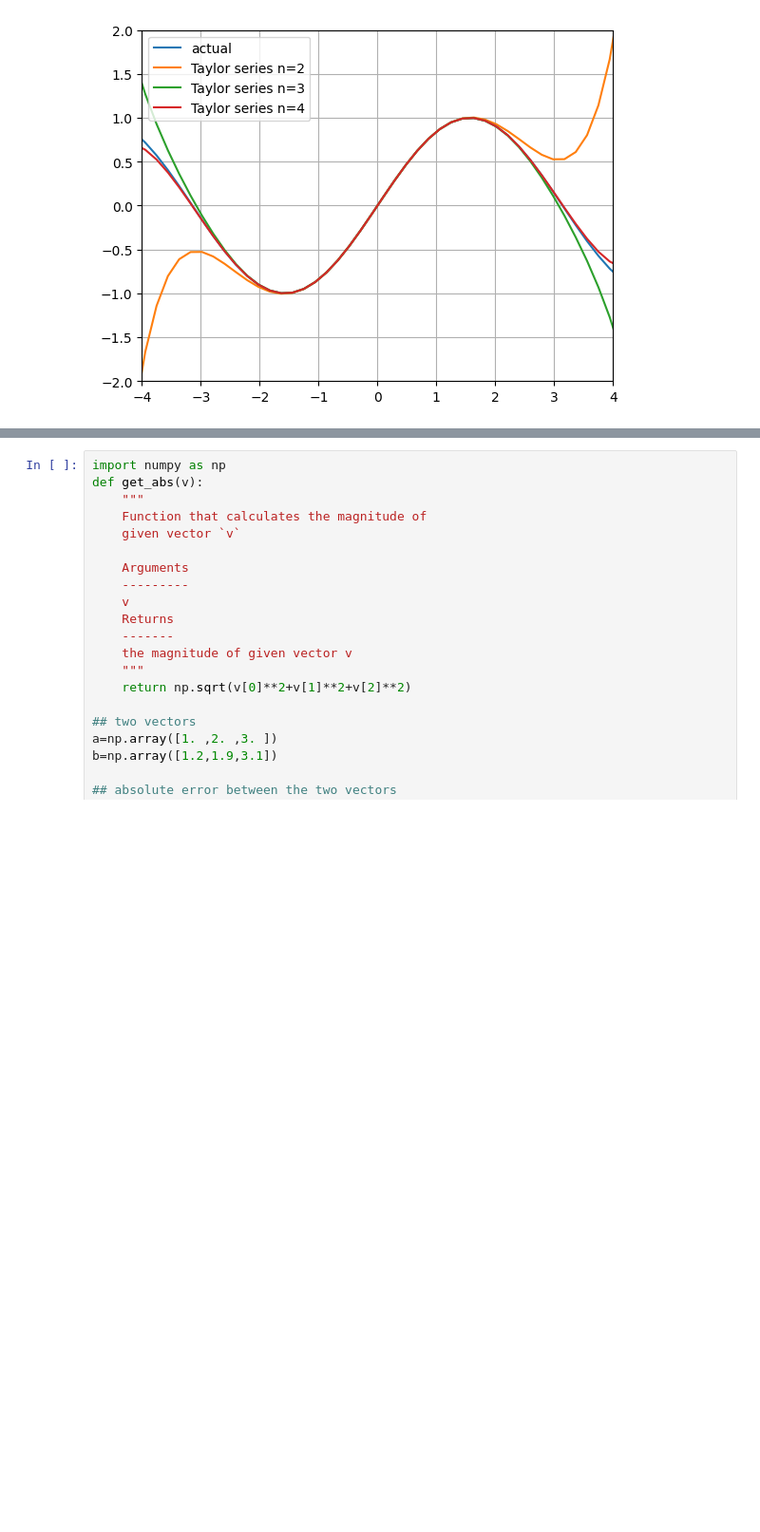
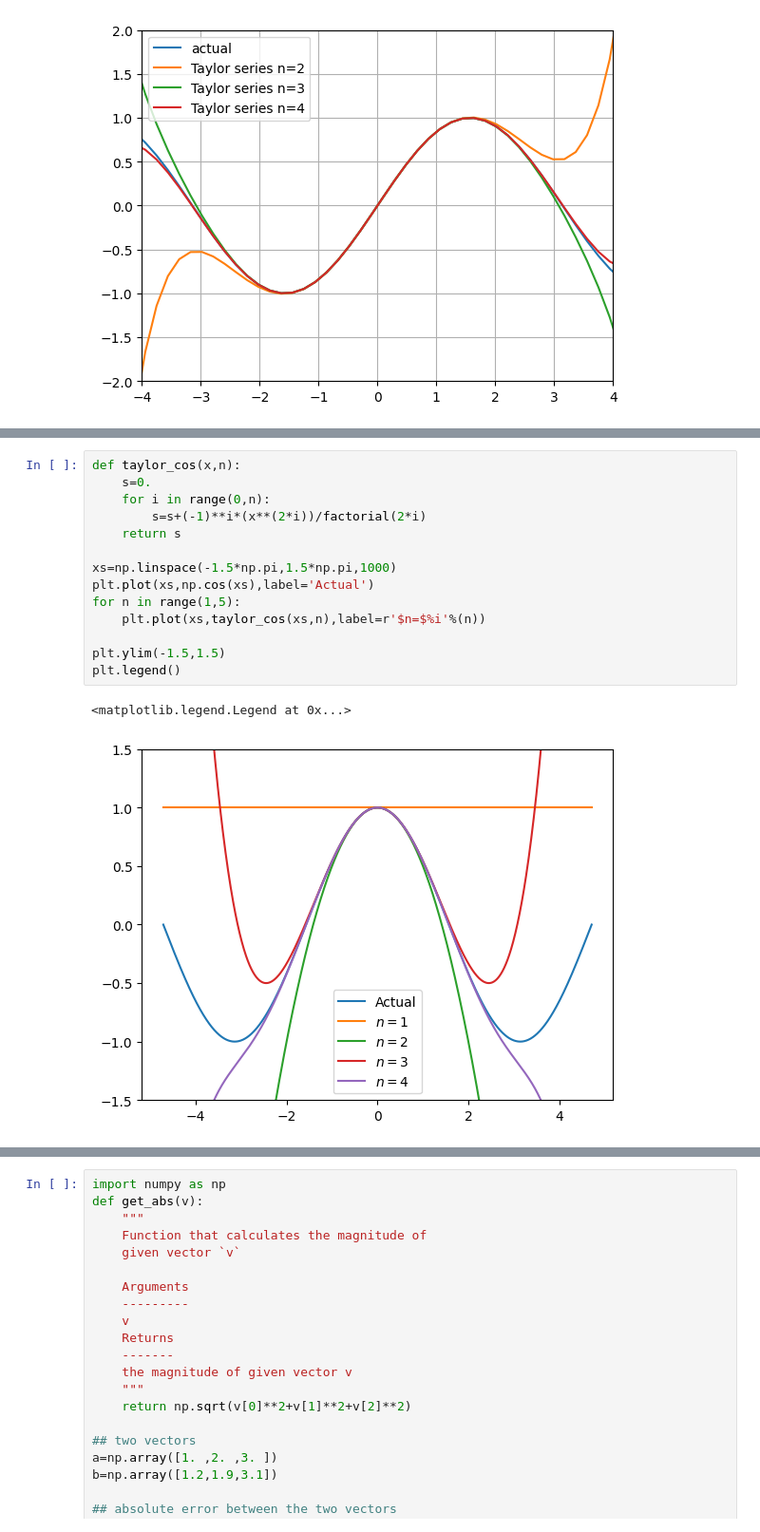
Before and after one commit to youngung/lectures, a Jupyter notebook: 2_1_numerical_analysis/JupyterNotebooks/02_week.ipynb, the cells around one changed output, grey strips where cells are left out. Shown at 95% size. Cells and saved outputs as stored; diff of their text form; blank space fills up the shorter version.

```diff
--- a/2_1_numerical_analysis/JupyterNotebooks/02_week.ipynb
+++ b/2_1_numerical_analysis/JupyterNotebooks/02_week.ipynb
@@ -97,0 +123,17 @@ len(cnt)
+# %%
+def taylor_cos(x,n):
+    s=0.
+    for i in range(0,n):
+        s=s+(-1)**i*(x**(2*i))/factorial(2*i)
+    return s
+
+xs=np.linspace(-1.5*np.pi,1.5*np.pi,1000)
+plt.plot(xs,np.cos(xs),label='Actual')
+for n in range(1,5):
+    plt.plot(xs,taylor_cos(xs,n),label=r'$n=$%i'%(n))
+
+plt.ylim(-1.5,1.5)
+plt.legend()
+# %% [output]
+<matplotlib.legend.Legend at 0x...>
+[figure, added]
```
Also changed, not shown: parts of 12 cells of this notebook, 4 other files.
